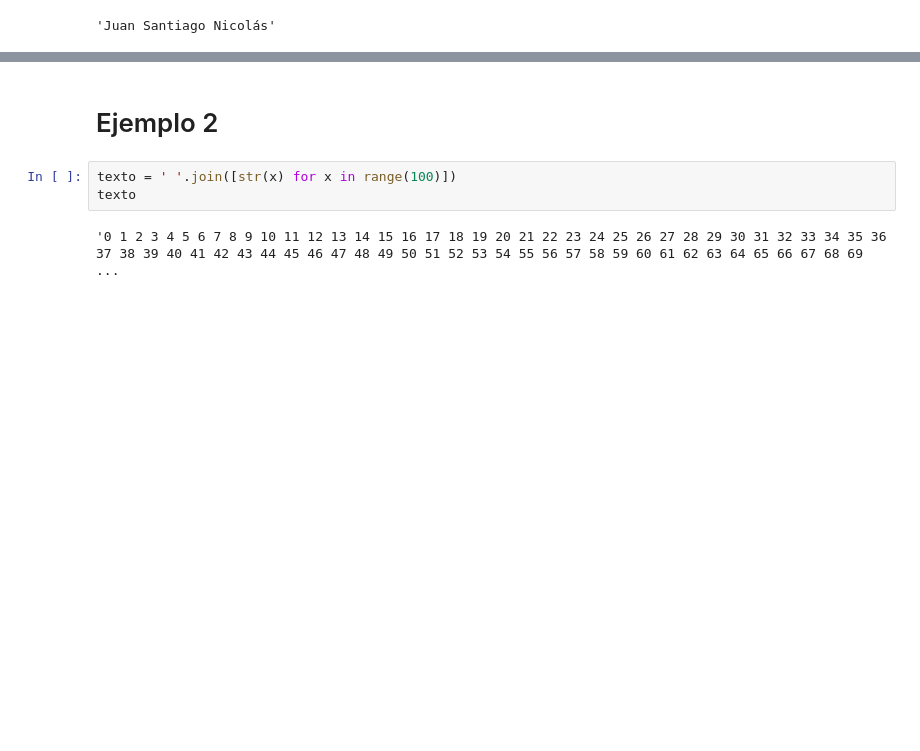
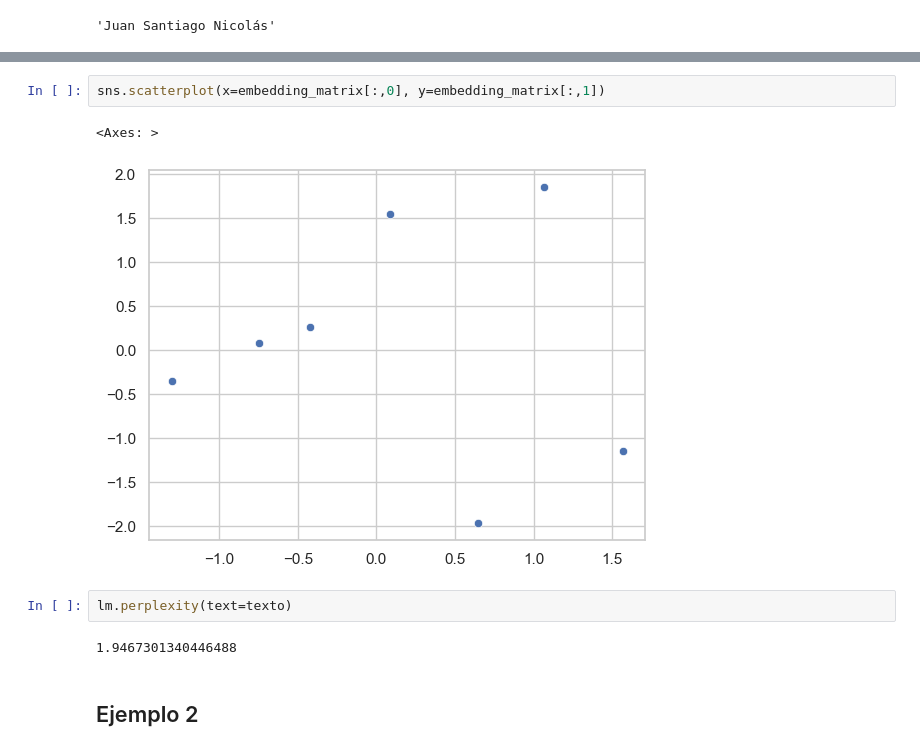
Before and after one commit to EAndrade-Lotero/LMsFrom0, a Jupyter notebook: src/notebooks/tour_ffnlm.ipynb, the cells around one changed output, grey strips where cells are left out. Cells and saved outputs as stored; diff of their text form; blank space fills up the shorter version.

```diff
--- a/src/notebooks/tour_ffnlm.ipynb
+++ b/src/notebooks/tour_ffnlm.ipynb
@@ -86,7 +155,11 @@ tensor([0.0057, 0.0033, 0.0072, 0.0060, 0.0134, 0.3237, 0.6407],
+# %%
+sns.scatterplot(x=embedding_matrix[:,0], y=embedding_matrix[:,1])
+# %% [output]
+<Axes: >
+[figure, added]
+# %%
+lm.perplexity(text=texto)
+# %% [output]
+1.9467301340446488
 # %% [markdown]
-# Ejemplo 2
+## Ejemplo 2
-# %%
-texto = ' '.join([str(x) for x in range(100)])
-texto
-# %% [output]
-'0 1 2 3 4 5 6 7 8 9 10 11 12 13 14 15 16 17 18 19 20 21 22 23 24 25 26 27 28 29 30 31 32 33 34 35 36 37 38 39 40 41 42 43 44 45 46 47 48 49 50 51 52 53 54 55 56 57 58 59 60 61 62 63 64 65 66 67 68 69 ...
```
Also changed, not shown: parts of 38 cells of this notebook.
